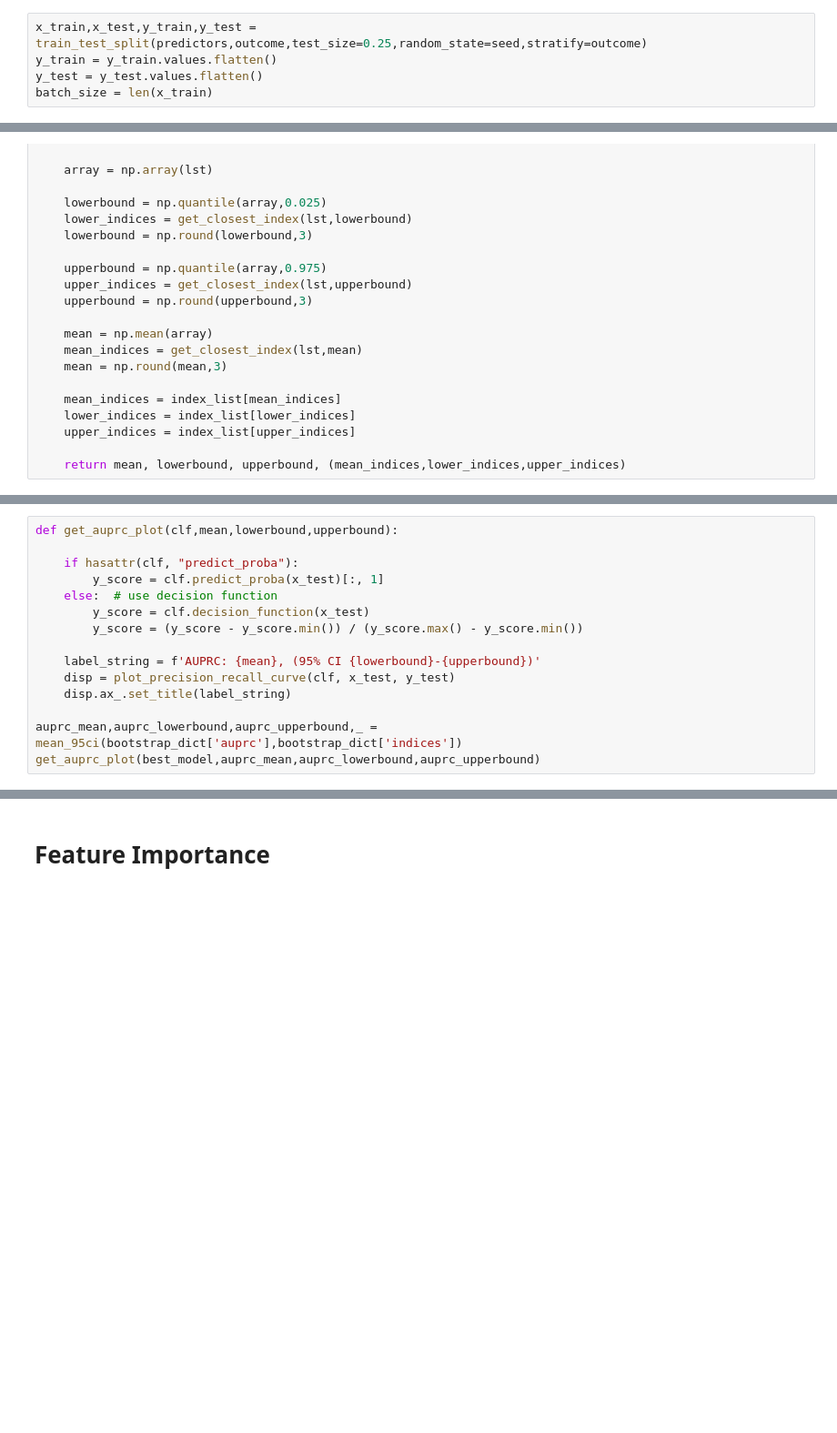
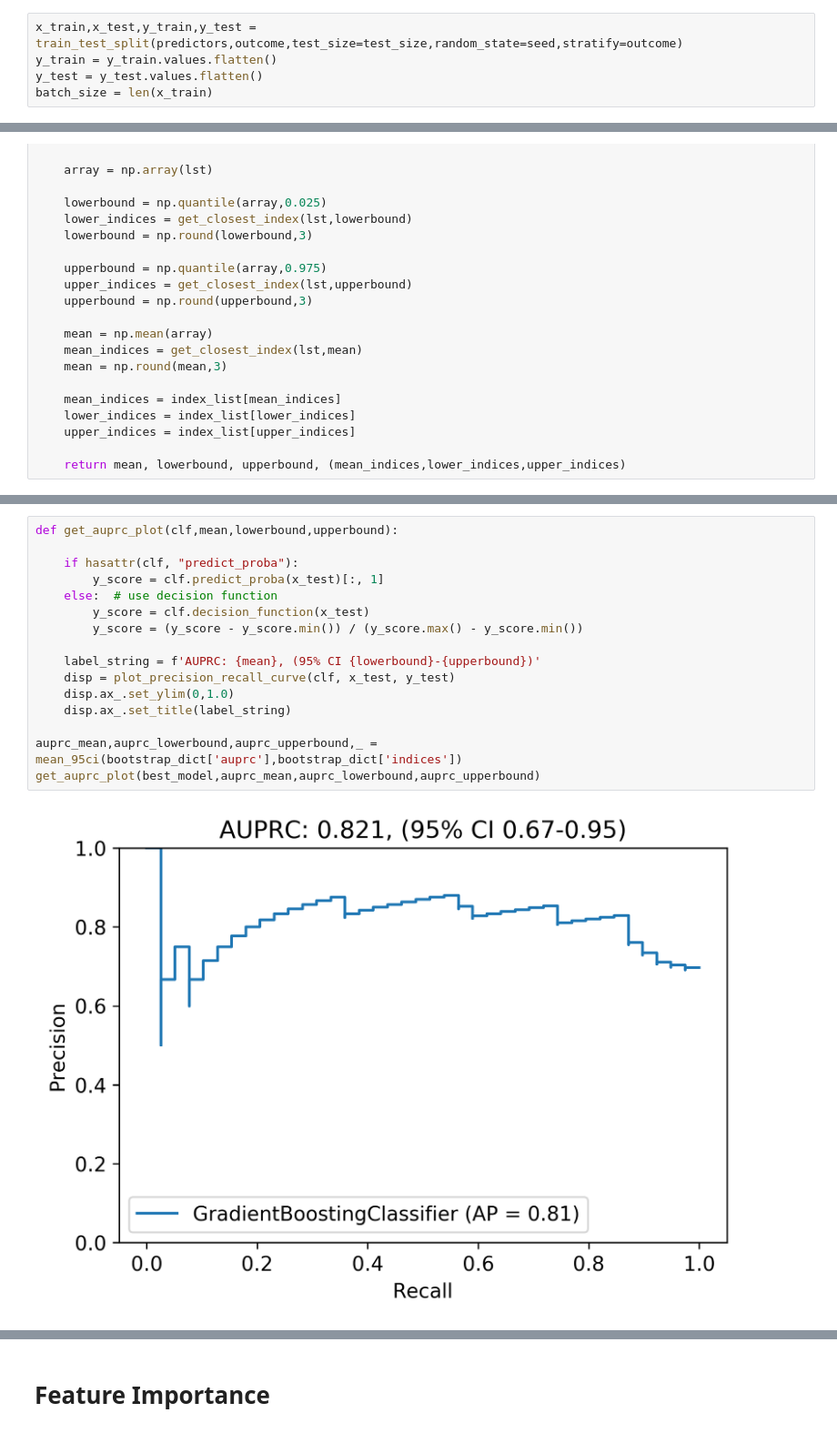
Before and after one commit to wesleyyeung/lvtres, a Jupyter notebook: train.ipynb, the cells around one changed output, grey strips where cells are left out. Shown at 91% size. Cells and saved outputs as stored; diff of their text form; blank space fills up the shorter version.

```diff
--- a/train.ipynb
+++ b/train.ipynb
@@ -191,5 +199,5 @@ predictors
 # %%
-x_train,x_test,y_train,y_test = train_test_split(predictors,outcome,test_size=0.25,random_state=seed,stratify=outcome)
+x_train,x_test,y_train,y_test = train_test_split(predictors,outcome,test_size=test_size,random_state=seed,stratify=outcome)
 y_train = y_train.values.flatten()
 y_test = y_test.values.flatten()
 batch_size = len(x_train)
@@ -627,17 +639,20 @@ get_auc_plot(best_model,auc_mean,auc_lowerbound,auc_upperbound,index_tpl)
 # %%
 def get_auprc_plot(clf,mean,lowerbound,upperbound):
 
     if hasattr(clf, "predict_proba"):
         y_score = clf.predict_proba(x_test)[:, 1]
     else:  # use decision function
         y_score = clf.decision_function(x_test)
         y_score = (y_score - y_score.min()) / (y_score.max() - y_score.min())
 
     label_string = f'AUPRC: {mean}, (95% CI {lowerbound}-{upperbound})'
     disp = plot_precision_recall_curve(clf, x_test, y_test)
+    disp.ax_.set_ylim(0,1.0)
     disp.ax_.set_title(label_string)
 
 auprc_mean,auprc_lowerbound,auprc_upperbound,_ = mean_95ci(bootstrap_dict['auprc'],bootstrap_dict['indices'])
 get_auprc_plot(best_model,auprc_mean,auprc_lowerbound,auprc_upperbound)
+# %% [output]
+[figure, added]
 # %%
 print('Additional Metrics')
```
Also changed, not shown: parts of 23 cells of this notebook, 10 other files.
